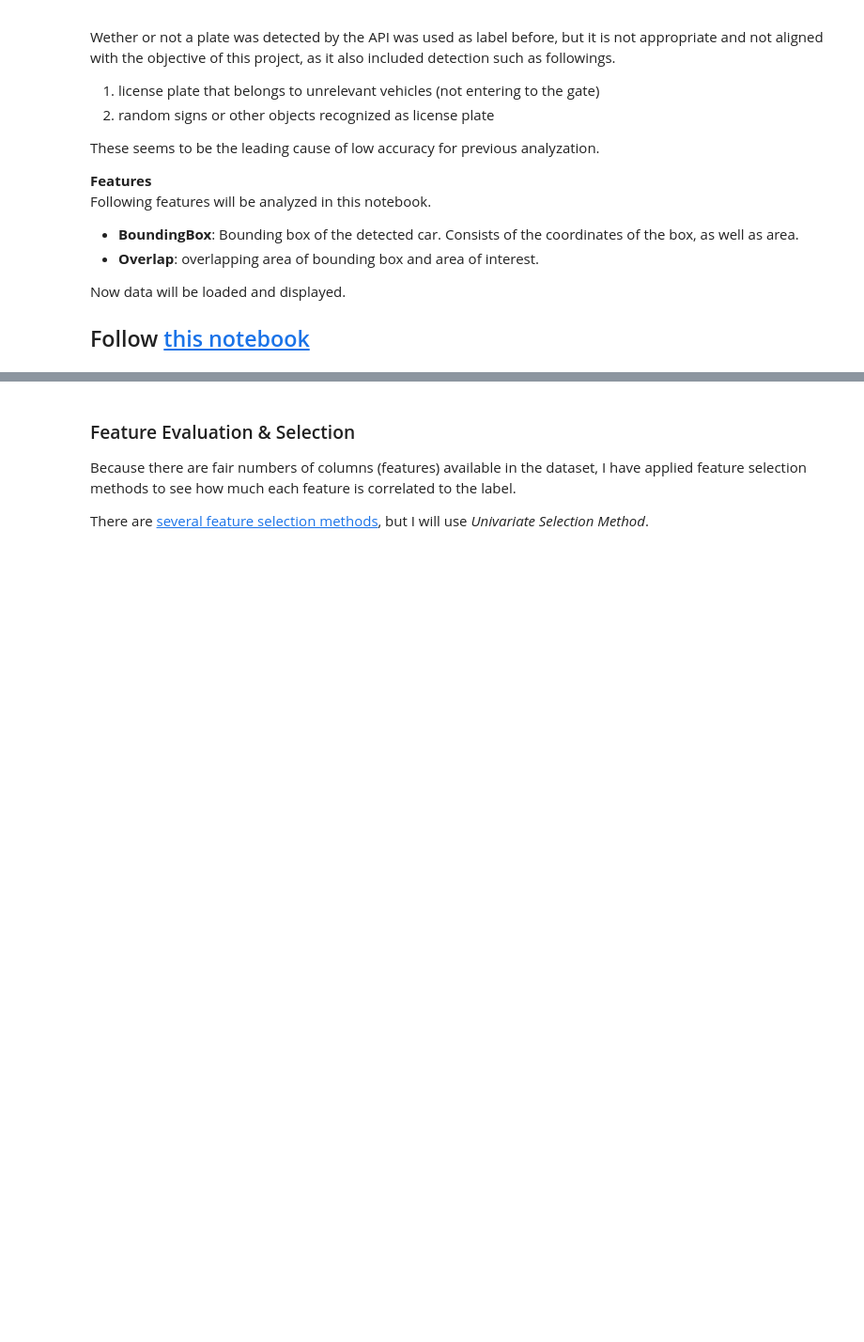
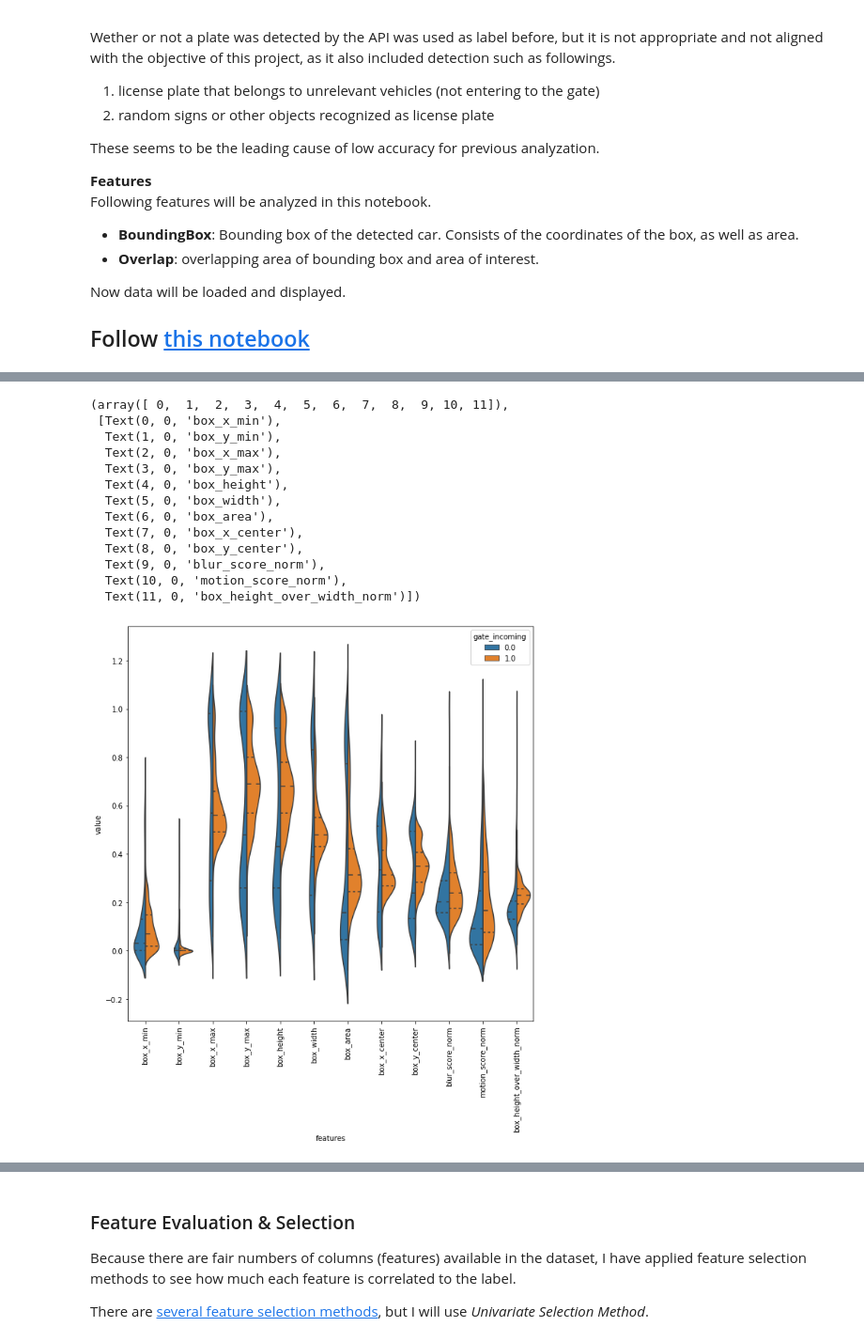
Before and after one commit to wtberry/opencv_motion_detection, a Jupyter notebook: analyze.ipynb, the cells around one changed output, grey strips where cells are left out. Shown: that part at 94% size. Saved outputs shown, nothing was run; the diff lists cells and outputs as text; code cells hidden in the pictures; blank space fills up the shorter version.

```diff
--- a/analyze.ipynb
+++ b/analyze.ipynb
@@ -167,0 +236,10 @@ df.to_csv("hand_labeled_table.csv")
+# %%
+mm =  preprocessing.MinMaxScaler()
+
+x['blur_score_norm'] = mm.fit_transform(x['blur_score'].values.reshape(-1,1))
+x['motion_score_norm'] = mm.fit_transform(x['motion_score'].values.reshape(-1,1))
+x['box_height_over_width_norm'] = mm.fit_transform(x['box_height_over_width'].values.reshape(-1,1))
+
+# drop features with 0 std
+plt_feature_cols = x.columns[x.std() > 0.01]
+plt_feature_cols = plt_feature_cols.drop(['motion_score', 'blur_score', 'box_height_over_width'])
@@ -167,0 +262,28 @@ df.to_csv("hand_labeled_table.csv")
+# %%
+data_features = x[plt_feature_cols]
+data_label = y['gate_incoming']
+
+data = pd.concat([data_label,data_features],axis=1)
+data = pd.melt(data,id_vars="gate_incoming",
+                    var_name="features",
+                    value_name='value')
+
+
+plt.figure(figsize=(10,10))
+sns.violinplot(x="features", y="value", hue="gate_incoming", data=data,split=True, inner="quart")
+plt.xticks(rotation=90)
+# %% [output]
+(array([ 0,  1,  2,  3,  4,  5,  6,  7,  8,  9, 10, 11]),
+ [Text(0, 0, 'box_x_min'),
+  Text(1, 0, 'box_y_min'),
+  Text(2, 0, 'box_x_max'),
+  Text(3, 0, 'box_y_max'),
+  Text(4, 0, 'box_height'),
+  Text(5, 0, 'box_width'),
+  Text(6, 0, 'box_area'),
+  Text(7, 0, 'box_x_center'),
+  Text(8, 0, 'box_y_center'),
+  Text(9, 0, 'blur_score_norm'),
+  Text(10, 0, 'motion_score_norm'),
+  Text(11, 0, 'box_height_over_width_norm')])
+[figure, added]
```
Also changed, not shown: parts of 20 cells of this notebook.
